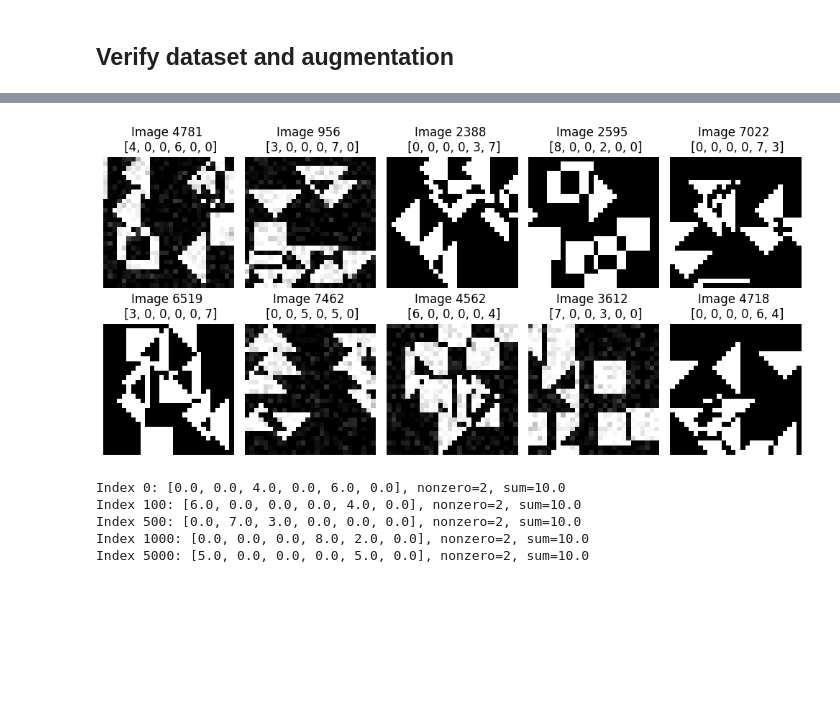
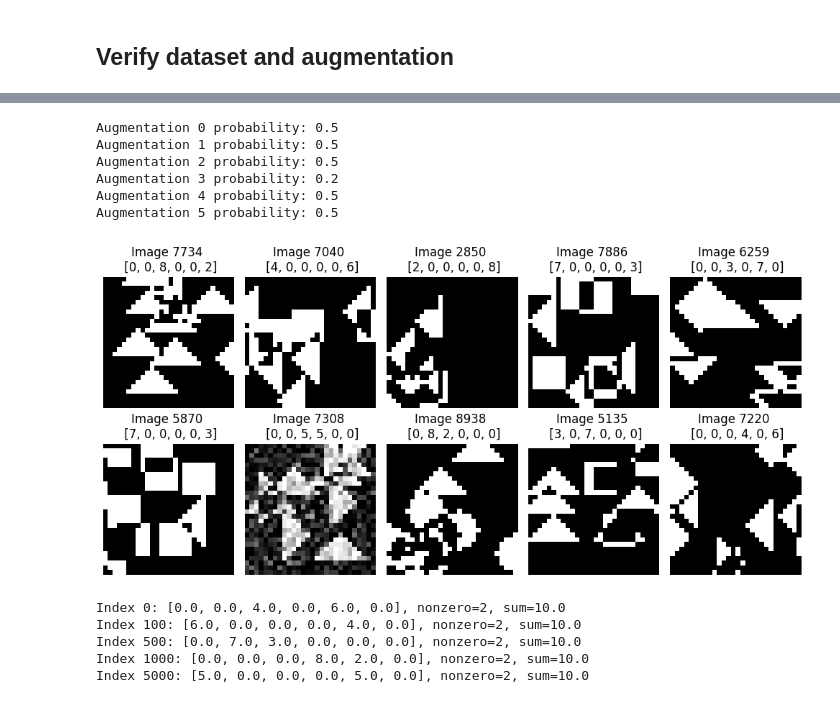
Before and after one commit to quantumFeline/dnn-hw-1, a Jupyter notebook: DNN_HW1.ipynb, the cells around one changed output, grey strips where cells are left out. Cells and saved outputs as stored; diff of their text form; code cells hidden in the pictures; blank space fills up the shorter version.

Commit message:
Separate probabilities for each augmentation

```diff
--- a/DNN_HW1.ipynb
+++ b/DNN_HW1.ipynb
@@ -464,24 +507,35 @@ plt.show()
 # %%
 transform = AugmentationTransform(dataset,
-                             {Augmentation.HORIZONTAL_FLIP, Augmentation.VERTICAL_FLIP, Augmentation.ROTATION, Augmentation.GAUSSIAN_NOISE},
-                                 dataset.image_size)
+                                  dataset.image_size,
+                             {Augmentation.HORIZONTAL_FLIP: 0.5,
+                              Augmentation.VERTICAL_FLIP: 0.5,
+                              Augmentation.ROTATION: 0.5,
+                              Augmentation.GAUSSIAN_NOISE: 0.2,
+                              Augmentation.JITTER: 0.5,
+                              Augmentation.ERASING: 0.5})
 
 plt.figure(figsize=(10, 5))
 for i, index in enumerate(random_indices):
     sample_image, sample_label = dataset.image_data[index], dataset.y[index]
     sample_image_augmented, sample_label_augmented = transform(sample_image, sample_label)
     image_data = sample_image_augmented.reshape((dataset.image_size.y, dataset.image_size.x))
     label = list([int(k) for k in sample_label_augmented])
     plt.subplot(2, 5, i + 1)
     plt.imshow(image_data.numpy(), cmap='gray')
     plt.title(f"Image {index} \n {label}")
     plt.axis('off')
 
 plt.tight_layout()
 plt.savefig("dataset_example_augmented.jpg")
 plt.show()
 # %% [output]
+Augmentation 0 probability: 0.5
+Augmentation 1 probability: 0.5
+Augmentation 2 probability: 0.5
+Augmentation 3 probability: 0.2
+Augmentation 4 probability: 0.5
+Augmentation 5 probability: 0.5
-[figure, old version]
+[figure, new version]
 # %%
 sample_indices = [0, 100, 500, 1000, 5000]
 for idx in sample_indices:
```
Also changed, not shown: parts of 12 cells of this notebook.
